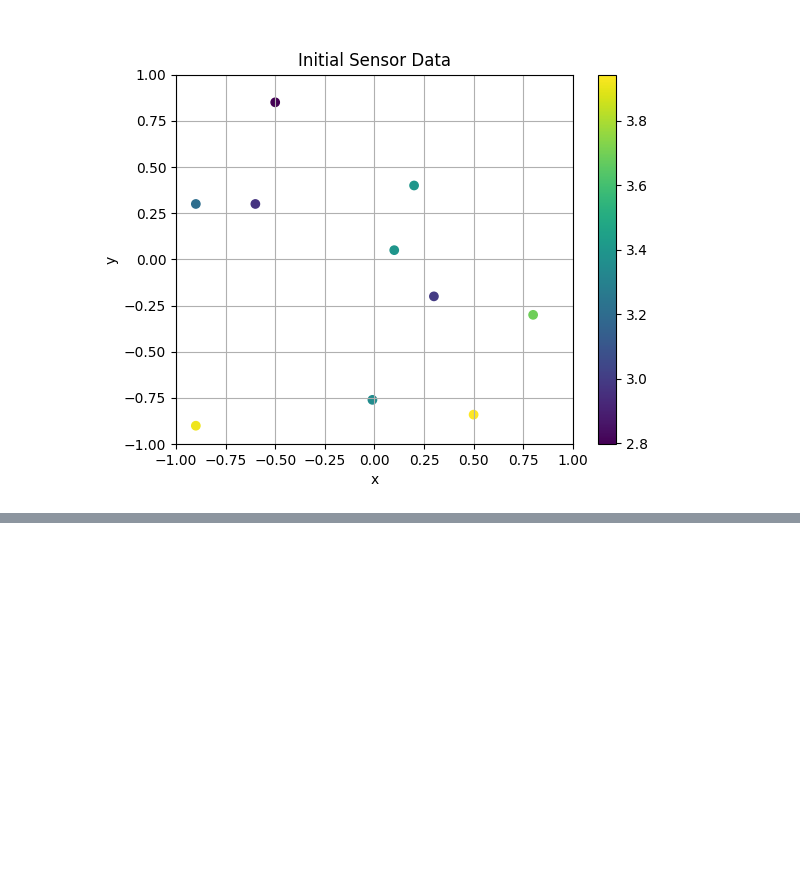
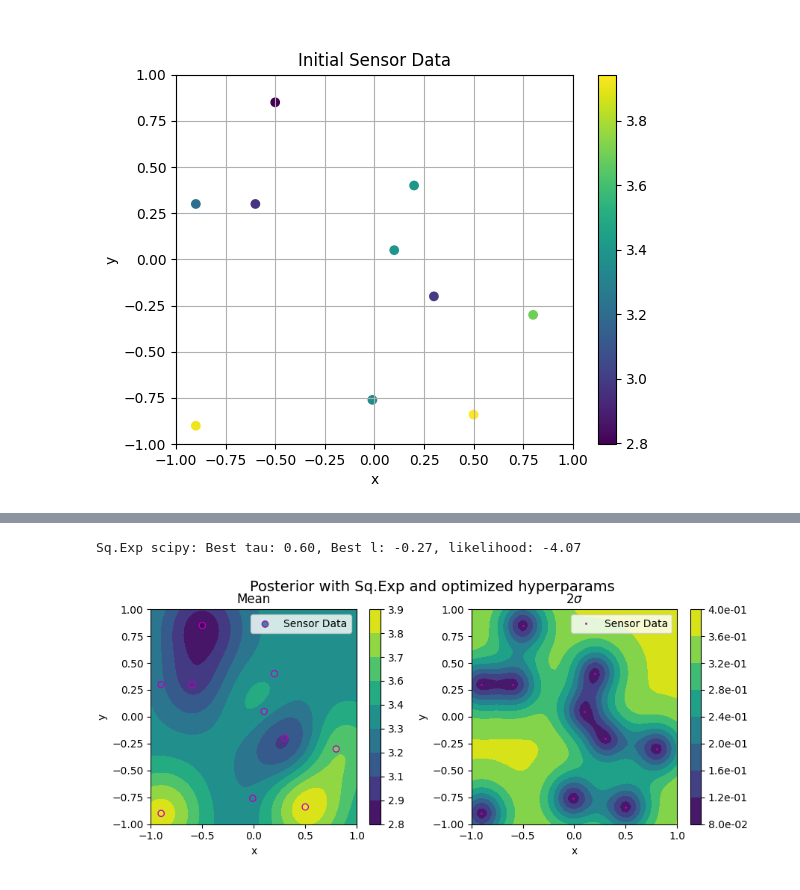
Before and after one commit to akshatd/ae567-inference, a Jupyter notebook: project_2a/ex1.ipynb, the cells around one changed output, grey strips where cells are left out. Cells and saved outputs as stored; diff of their text form; code cells hidden in the pictures; blank space fills up the shorter version.

```diff
--- a/project_2a/ex1.ipynb
+++ b/project_2a/ex1.ipynb
@@ -230,0 +252,24 @@ plot_gpr(pred_mean, pred_cov, xdata, ydata, 'Posterior')
+# %%
+
+def opt_sqexp(input):
+    tau = input[0]
+    l = input[1]
+    def kernel(x, xp): return kernel_options["Sq.Exp"](x, xp, tau=[tau, tau], l=[l, l])
+    return -log_likelihood(xdata, ydata, noise_cov, kernel)
+
+
+xopt = minimize(opt_sqexp, [1, 1])
+# xopt = minimize(opt_sqexp, [0.1, 0.1])
+print(
+    f'Sq.Exp scipy: Best tau: {xopt.x[0]:.2f}, Best l: {xopt.x[1]:.2f}, likelihood: {-xopt.fun:.2f}')
+
+
+def kernel(x, xp):
+    return kernel_options["Sq.Exp"](x, xp, tau=[xopt.x[0], xopt.x[0]], l=[xopt.x[1], xopt.x[1]])
+
+
+pred_mean, pred_cov = gpr(xdata, ydata, xpred, noise_cov, meanf, kernel)
+plot_gpr(pred_mean, pred_cov, xdata, ydata, 'Posterior with Sq.Exp and optimized hyperparams')
+# %% [output]
+Sq.Exp scipy: Best tau: 0.60, Best l: -0.27, likelihood: -4.07
+[figure, added]
```
Also changed, not shown: parts of 10 cells of this notebook, 1 other file.
